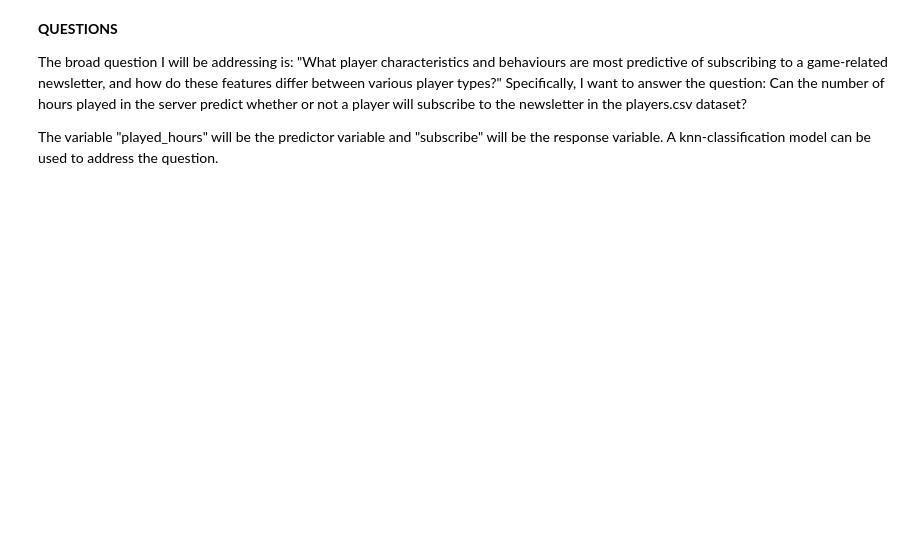
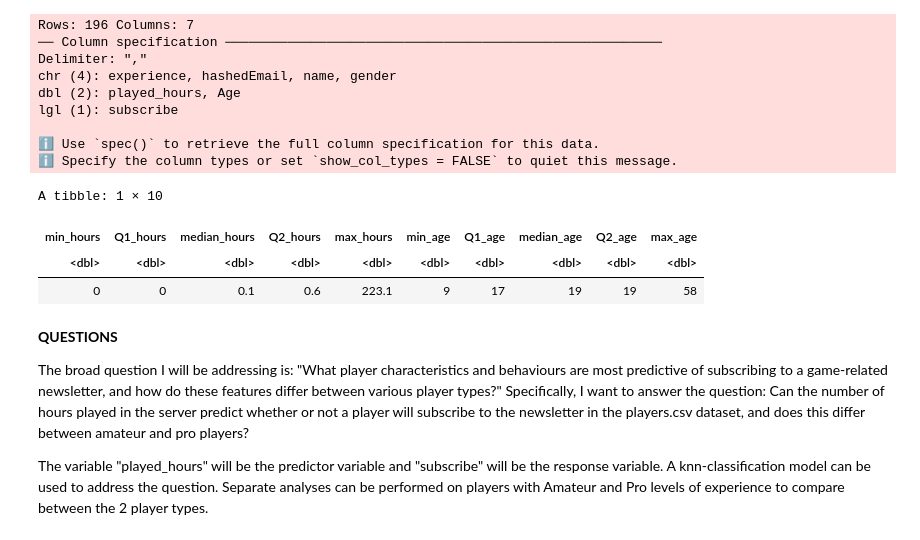
Before and after one commit to leylakarimov719/DSC100-Individual-Project-Planning, a Jupyter notebook: ProjectPlanning.ipynb, the cells around one changed output. Drawn from its saved outputs; the diff is of its cells as text; code cells hidden in the pictures; blank space fills up the shorter version.

Commit message:
Tidying data and editing previous sections
Tidied session.csv dataset, added summary statistics to data description section, edited question to be more specific.

```diff
--- a/ProjectPlanning.ipynb
+++ b/ProjectPlanning.ipynb
@@ -63,8 +51,39 @@ observations and 5 variables:
 
 The start_time and end_time columns pose an issue because there are too many variables within 1 column (day, month, year, and time), so wrangling will need to be performed to make the data tidy.
+# %%
+library(tidyverse)
+library(repr)
+
+players <- read_csv("data/players.csv")
+players_summary <- players |>
+    summarize(min_hours = min(played_hours),
+              Q1_hours = quantile(played_hours, 0.25),
+              median_hours = median(played_hours),
+              Q2_hours = quantile(played_hours, 0.75),
+              max_hours = max(played_hours),
+              min_age = min(Age, na.rm = TRUE),
+              Q1_age = quantile(Age, 0.25, na.rm = TRUE),
+              median_age = median(Age, na.rm = TRUE),
+              Q2_age = mean(Age, 0.75, na.rm = TRUE),
+              max_age = max(Age, na.rm = TRUE))
+players_summary
+# %% [output]
+Rows: 196 Columns: 7
+── Column specification ────────────────────────────────────────────────────────
+Delimiter: ","
+chr (4): experience, hashedEmail, name, gender
+dbl (2): played_hours, Age
+lgl (1): subscribe
+
+ℹ Use `spec()` to retrieve the full column specification for this data.
+ℹ Specify the column types or set `show_col_types = FALSE` to quiet this message.
+A tibble: 1 × 10
+| min_hours | Q1_hours | median_hours | Q2_hours | max_hours | min_age | Q1_age | median_age | Q2_age | max_age |
+| <dbl> | <dbl> | <dbl> | <dbl> | <dbl> | <dbl> | <dbl> | <dbl> | <dbl> | <dbl> |
+| 0 | 0 | 0.1 | 0.6 | 223.1 | 9 | 17 | 19 | 19 | 58 |
 # %% [markdown]
 **QUESTIONS**
 
-The broad question I will be addressing is: "What player characteristics and behaviours are most predictive of subscribing to a game-related newsletter, and how do these features differ between various player types?" Specifically, I want to answer the question: Can the number of hours played in the server predict whether or not a player will subscribe to the newsletter in the players.csv dataset?
+The broad question I will be addressing is: "What player characteristics and behaviours are most predictive of subscribing to a game-related newsletter, and how do these features differ between various player types?" Specifically, I want to answer the question: Can the number of hours played in the server predict whether or not a player will subscribe to the newsletter in the players.csv dataset, and does this differ between amateur and pro players?
 
-The variable "played_hours" will be the predictor variable and "subscribe" will be the response variable. A knn-classification model can be used to address the question.
+The variable "played_hours" will be the predictor variable and "subscribe" will be the response variable. A knn-classification model can be used to address the question. Separate analyses can be performed on players with Amateur and Pro levels of experience to compare between the 2 player types.
```
Also changed, not shown: parts of 4 cells of this notebook.
